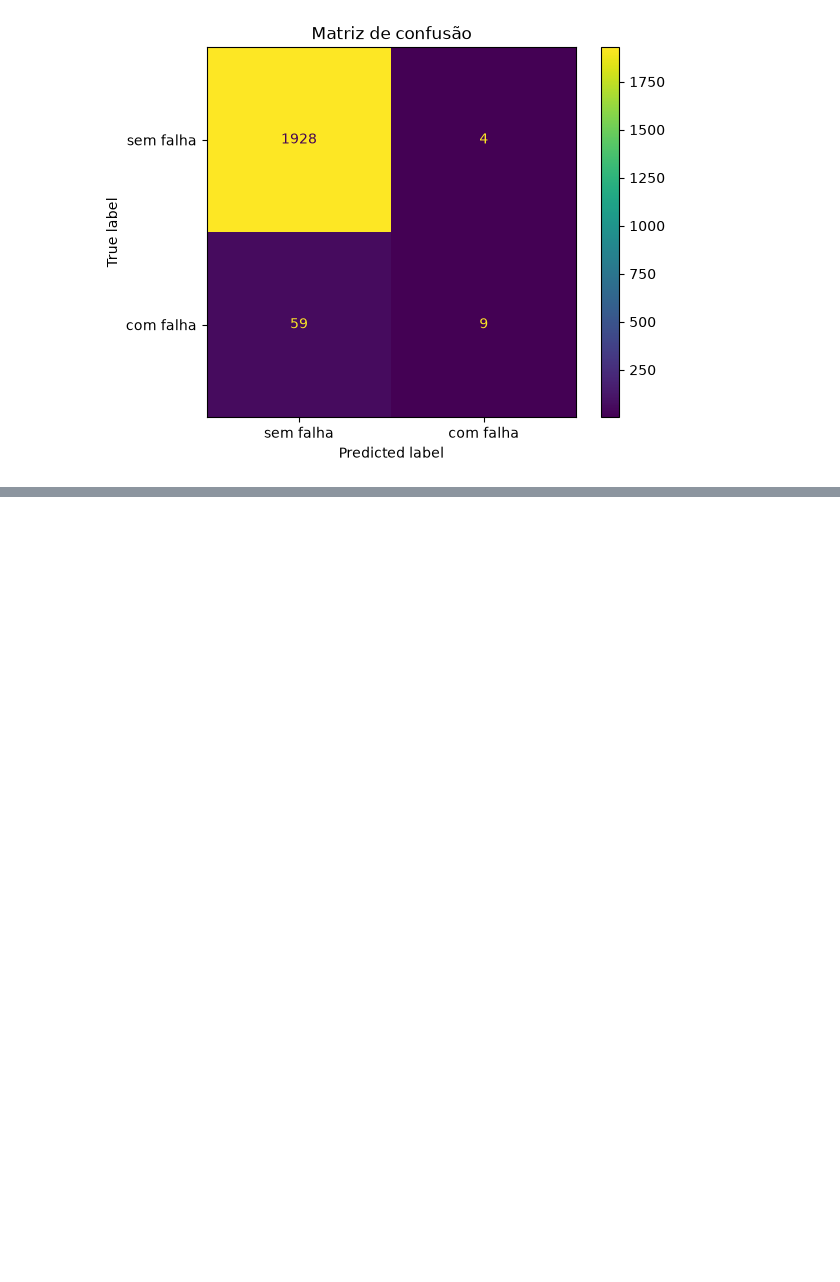
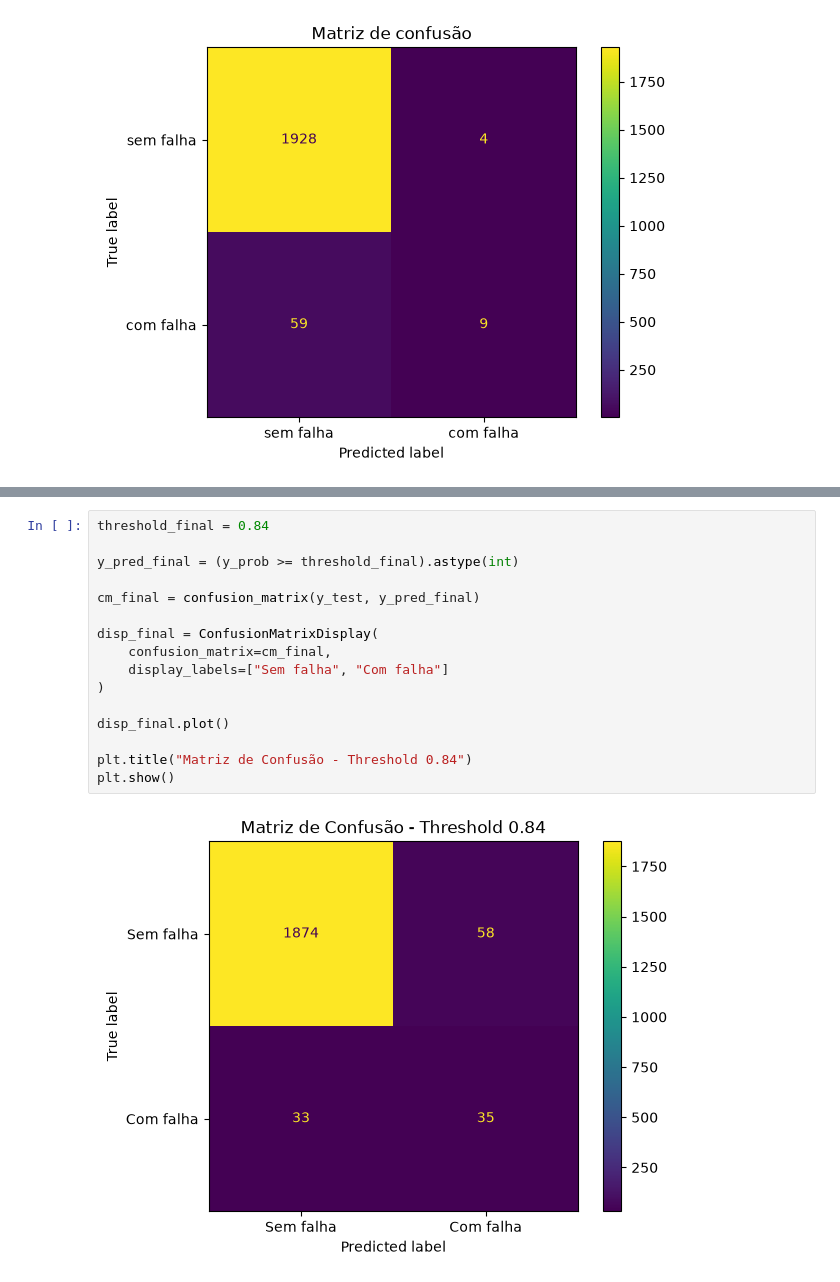
Before and after one commit to joaovitorsoska/Sistema-industrial-deteccao-anomalias, a Jupyter notebook: notebooks/EDA.ipynb, the cells around one changed output, grey strips where cells are left out. Saved outputs shown, nothing was run; the diff lists cells and outputs as text; blank space fills up the shorter version.

```diff
--- a/notebooks/EDA.ipynb
+++ b/notebooks/EDA.ipynb
@@ -293,0 +455,18 @@ plt.show()
+# %%
+threshold_final = 0.84
+
+y_pred_final = (y_prob >= threshold_final).astype(int)
+
+cm_final = confusion_matrix(y_test, y_pred_final)
+
+disp_final = ConfusionMatrixDisplay(
+    confusion_matrix=cm_final,
+    display_labels=["Sem falha", "Com falha"]
+)
+
+disp_final.plot()
+
+plt.title("Matriz de Confusão - Threshold 0.84")
+plt.show()
+# %% [output]
+[figure, added]
```
Also changed, not shown: parts of 15 cells of this notebook.
